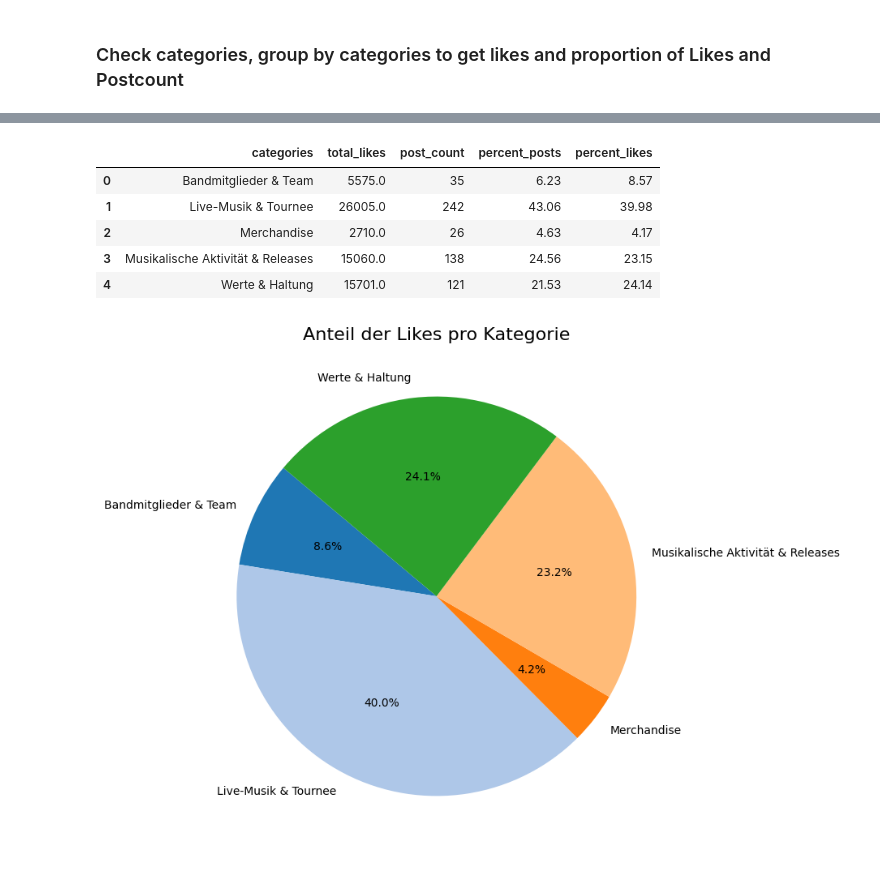
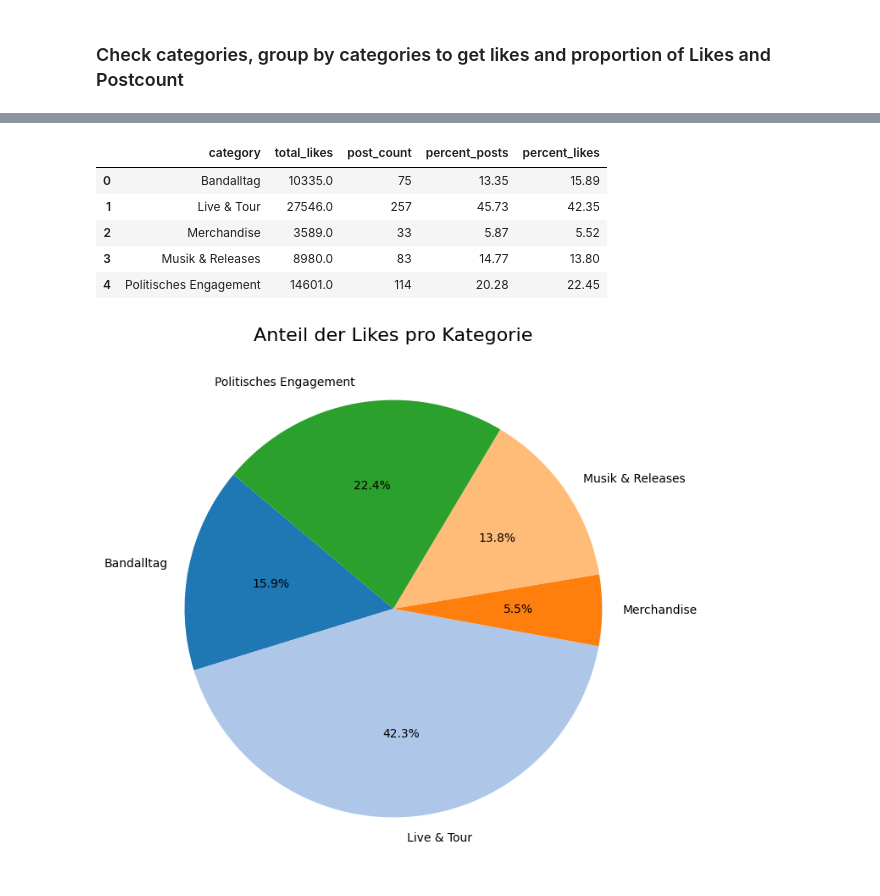
Before and after one commit to NiklNKL/dj-gpt, a Jupyter notebook: insta_scraping/insta_analytics_notebooks/categorization_notebook.ipynb, the cells around one changed output, grey strips where cells are left out. Cells and saved outputs as stored; diff of their text form; code cells hidden in the pictures.

```diff
--- a/insta_scraping/insta_analytics_notebooks/categorization_notebook.ipynb
+++ b/insta_scraping/insta_analytics_notebooks/categorization_notebook.ipynb
@@ -88,7 +88,7 @@ def get_categories(post):
         messages=[
             {
                 "role": "system",
-                "content": "Du bist eine Expertin darin, Instagram-Posts anhand ihres Inhalts zu kategorisieren. Diese Kategorien kannst du verwenden: „Musikalische Aktivität & Releases“, „Live-Musik & Tournee“, „Bandmitglieder & Team“, „Werte & Haltung“, „Merchandise“.",
+                "content": "Du bist eine Expertin darin, Instagram-Posts anhand ihres Inhalts zu kategorisieren. Diese Kategorien kannst du verwenden: „Musik & Releases“ (für z.B. neue Musik, Song-Hintergründe, Musikvideos oder Studio-Sessions), „Live & Tour“ (für z.B. Tourdaten, Konzertankündigungen, Fotos und Videos nach Auftritten oder Backstage/Behind-the-scenes Inhalte), „Bandalltag“ (für z.B. Proberaum-Szenen, Mitglieder vorstellen oder Throwbacks und Jubiläumsposts), „Politisches Engagement“ (für z.B. politische Themen und gesellschaftskritische Beiträge), „Merchandise“ (für z.B. Verlinkungen zum Shop, Merchandise Ankündigungen oder Rabattaktionen).",
             },
             {
                 "role": "user",
@@ -101,10 +101,15 @@ def get_categories(post):
     categories = response.choices[0].message.content.strip()
     return categories
 # %%
-post_categories = {}
+import pandas as pd
+
+post_categories = []
 
 for post in top_posts:
-    categories = get_categories(post)
-    post_categories[post.id] = categories
-    print(f"Post ID: {post.id}, Categories: {categories}")
+    category = get_categories(post)
+    post_categories.append({'post_id': post.id, 'category': category})
+    print(f"Post ID: {post.id}, Category {category}")
+
+df = pd.DataFrame(post_categories)
+df.to_parquet(f"{root_path}/filtered_datasets/posts_categories.parquet", index=False)
 # %% [output]
@@ -130,8 +135,6 @@ Post ID: 3409918674796120548, Categories: Live-Musik & Tournee
 # %%
 import pandas as pd
 
-print(post_categories)
-print(top_posts)
 
 rows = []
 
@@ -140,12 +143,11 @@ for post in top_posts:
         'id': post.id,
         'caption': post.caption,
         'like_count': post.like_count,
-        'comment_count': post.comment_count
+        'comment_count': post.comment_count,
+        'category': post.category
     })
 
 post_df = pd.DataFrame(rows)
 
-post_df['categories'] = post_df['id'].map(post_categories)
-
 display(post_df)
 # %% [output]
@@ -167,5 +167,5 @@ display(post_df)
 # %%
-summary = post_df.groupby('categories').agg(
+summary = post_df.groupby('category').agg(
     total_likes=('like_count', 'sum'),
     post_count=('id', 'count')
 ).reset_index()
@@ -180,35 +180,35 @@ summary['percent_likes'] = (summary['total_likes'] / total_likes * 100).round(2)
 
 display(summary)
 # %% [output]
-|  | categories | total_likes | post_count | percent_posts | percent_likes |
-| 0 | Bandmitglieder & Team | 5575.0 | 35 | 6.23 | 8.57 |
-| 1 | Live-Musik & Tournee | 26005.0 | 242 | 43.06 | 39.98 |
-| 2 | Merchandise | 2710.0 | 26 | 4.63 | 4.17 |
-| 3 | Musikalische Aktivität & Releases | 15060.0 | 138 | 24.56 | 23.15 |
-| 4 | Werte & Haltung | 15701.0 | 121 | 21.53 | 24.14 |
+|  | category | total_likes | post_count | percent_posts | percent_likes |
+| 0 | Bandalltag | 10335.0 | 75 | 13.35 | 15.89 |
+| 1 | Live & Tour | 27546.0 | 257 | 45.73 | 42.35 |
+| 2 | Merchandise | 3589.0 | 33 | 5.87 | 5.52 |
+| 3 | Musik & Releases | 8980.0 | 83 | 14.77 | 13.80 |
+| 4 | Politisches Engagement | 14601.0 | 114 | 20.28 | 22.45 |
 # %%
 import seaborn as sns
 import matplotlib.pyplot as plt
 
 # Gruppiere Likes pro Kategorie
-likes_per_category = post_df.groupby('categories')['like_count'].sum().reset_index()
+likes_per_category = post_df.groupby('category')['like_count'].sum().reset_index()
 
 # Erzeuge eine Farbpalette mit so vielen Farben wie Kategorien
 colors = plt.cm.tab20.colors[:len(likes_per_category)]  # tab20 hat 20 verschiedene Farben
 
 # Plot
 plt.figure(figsize=(8, 8))
 plt.pie(
     likes_per_category['like_count'],
-    labels=likes_per_category['categories'],
+    labels=likes_per_category['category'],
     autopct='%1.1f%%',
     startangle=140,
     colors=colors  # verschiedene Farben
 )
 plt.title('Anteil der Likes pro Kategorie', fontsize=16)
 plt.show()
 # %% [output]
-[figure, old version]
+[figure, new version]
 # %%
 import matplotlib.pyplot as plt
 
```
Also changed, not shown: parts of 9 cells of this notebook, 1 other file.
